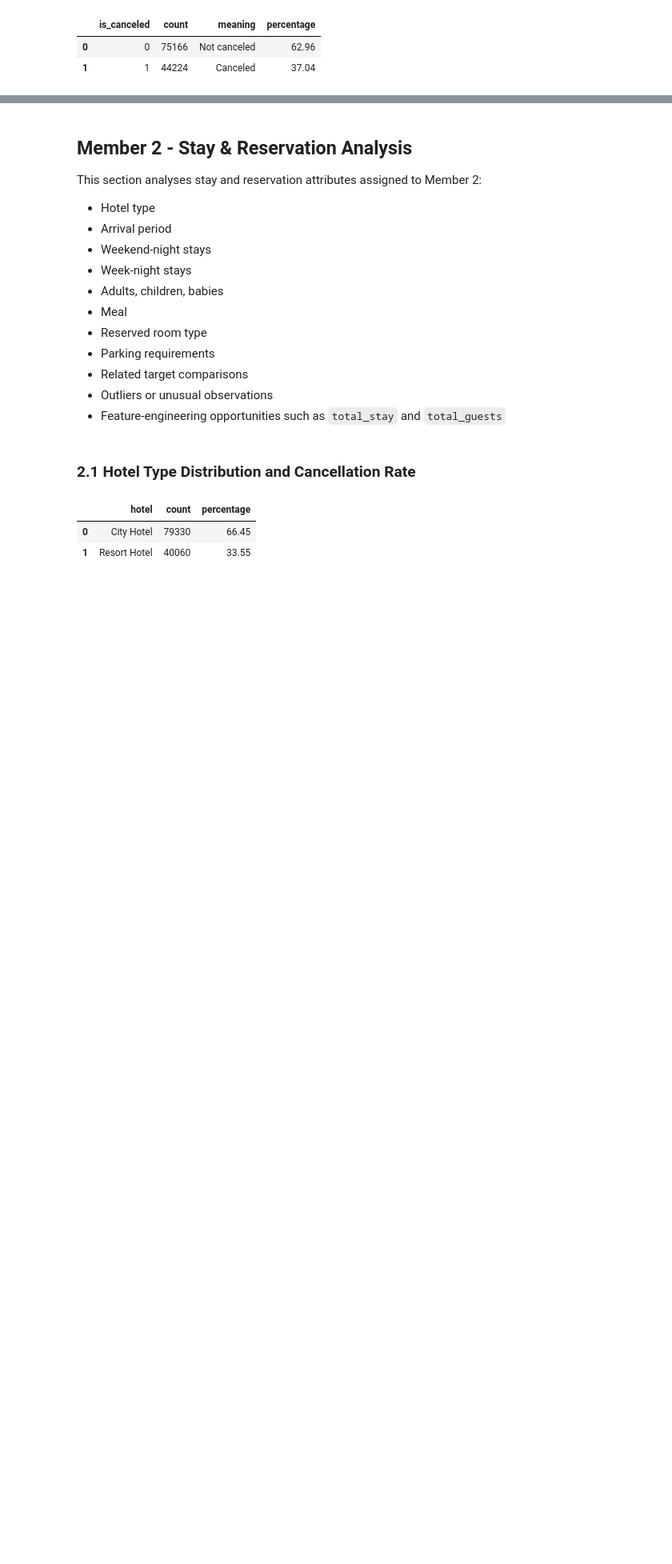
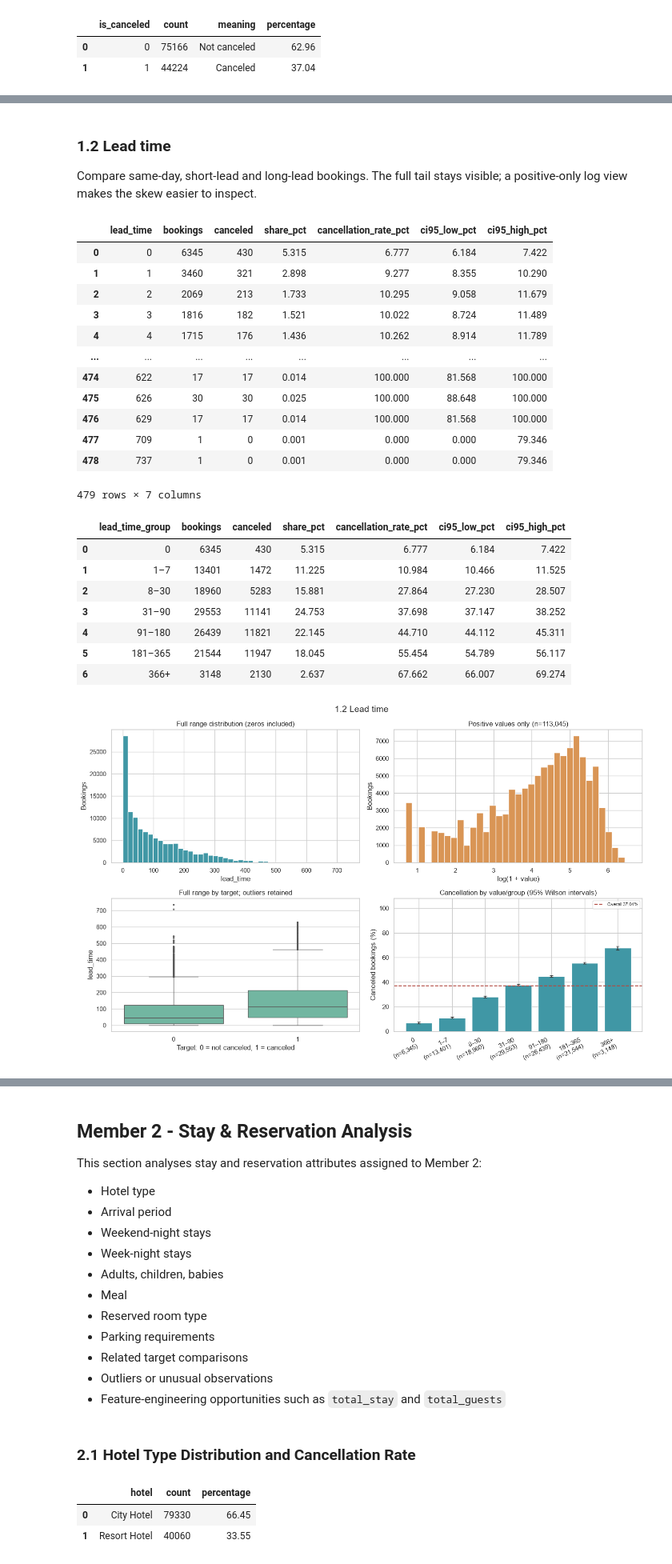
Before and after one commit to Manesha03/IT3051-FDM-Mini-Project-2026, a Jupyter notebook: 02_EDA/EDA.ipynb, the cells around one changed output, grey strips where cells are left out. Shown at 80% size. Drawn from its saved outputs; the diff is of its cells as text; code cells hidden in the pictures; blank space fills up the shorter version.

```diff
--- a/02_EDA/EDA.ipynb
+++ b/02_EDA/EDA.ipynb
@@ -72,0 +235,29 @@ This section is reserved for Member 1. Suggested variables include lead time, pr
+# %% [markdown]
+### 1.2 Lead time
+
+Compare same-day, short-lead and long-lead bookings. The full tail stays visible; a positive-only log view makes the skew easier to inspect.
+# %%
+m1_analyse('lead_time', '1.2 Lead time')
+# %% [output]
+|  | lead_time | bookings | canceled | share_pct | cancellation_rate_pct | ci95_low_pct | ci95_high_pct |
+| 0 | 0 | 6345 | 430 | 5.315 | 6.777 | 6.184 | 7.422 |
+| 1 | 1 | 3460 | 321 | 2.898 | 9.277 | 8.355 | 10.290 |
+| 2 | 2 | 2069 | 213 | 1.733 | 10.295 | 9.058 | 11.679 |
+| 3 | 3 | 1816 | 182 | 1.521 | 10.022 | 8.724 | 11.489 |
+| 4 | 4 | 1715 | 176 | 1.436 | 10.262 | 8.914 | 11.789 |
+| ... | ... | ... | ... | ... | ... | ... | ... |
+| 474 | 622 | 17 | 17 | 0.014 | 100.000 | 81.568 | 100.000 |
+| 475 | 626 | 30 | 30 | 0.025 | 100.000 | 88.648 | 100.000 |
+| 476 | 629 | 17 | 17 | 0.014 | 100.000 | 81.568 | 100.000 |
+| 477 | 709 | 1 | 0 | 0.001 | 0.000 | 0.000 | 79.346 |
+| 478 | 737 | 1 | 0 | 0.001 | 0.000 | 0.000 | 79.346 |
+479 rows × 7 columns
+|  | lead_time_group | bookings | canceled | share_pct | cancellation_rate_pct | ci95_low_pct | ci95_high_pct |
+| 0 | 0 | 6345 | 430 | 5.315 | 6.777 | 6.184 | 7.422 |
+| 1 | 1–7 | 13401 | 1472 | 11.225 | 10.984 | 10.466 | 11.525 |
+| 2 | 8–30 | 18960 | 5283 | 15.881 | 27.864 | 27.230 | 28.507 |
+| 3 | 31–90 | 29553 | 11141 | 24.753 | 37.698 | 37.147 | 38.252 |
+| 4 | 91–180 | 26439 | 11821 | 22.145 | 44.710 | 44.112 | 45.311 |
+| 5 | 181–365 | 21544 | 11947 | 18.045 | 55.454 | 54.789 | 56.117 |
+| 6 | 366+ | 3148 | 2130 | 2.637 | 67.662 | 66.007 | 69.274 |
+[figure, added]
```
Also changed, not shown: parts of 34 cells of this notebook, 11 other files.
